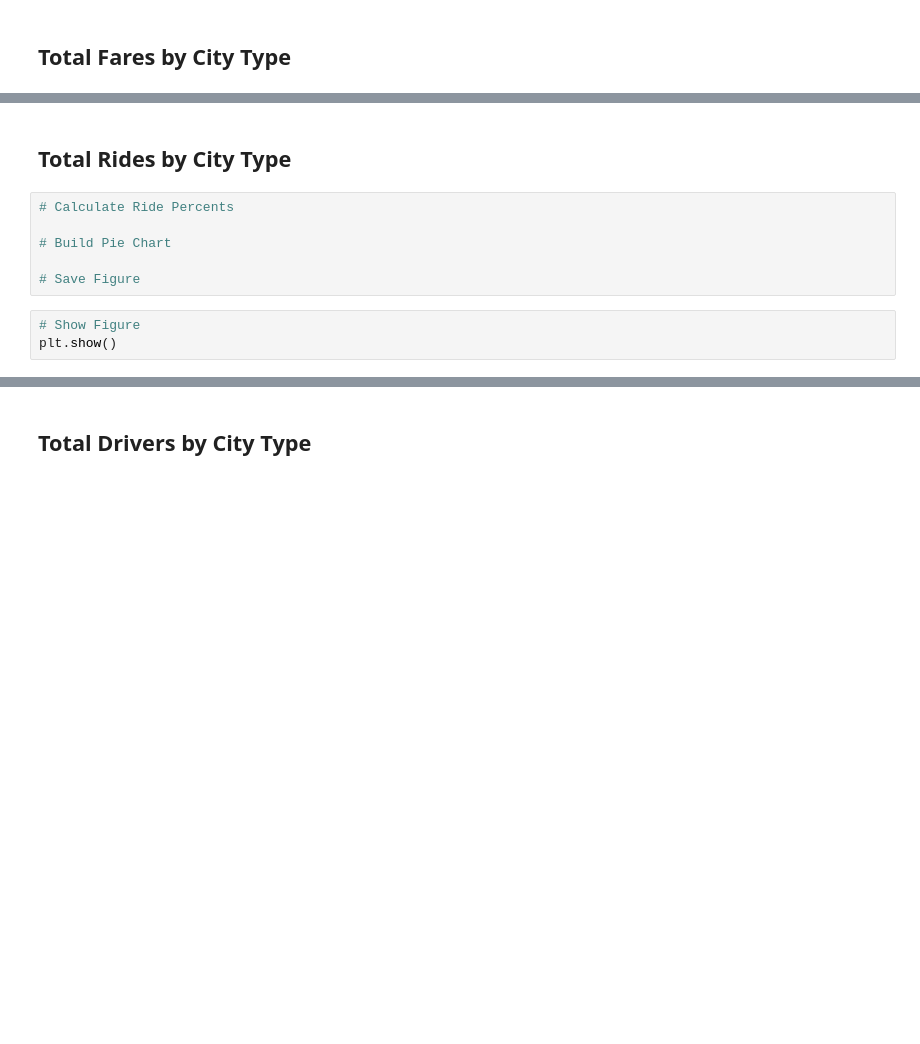
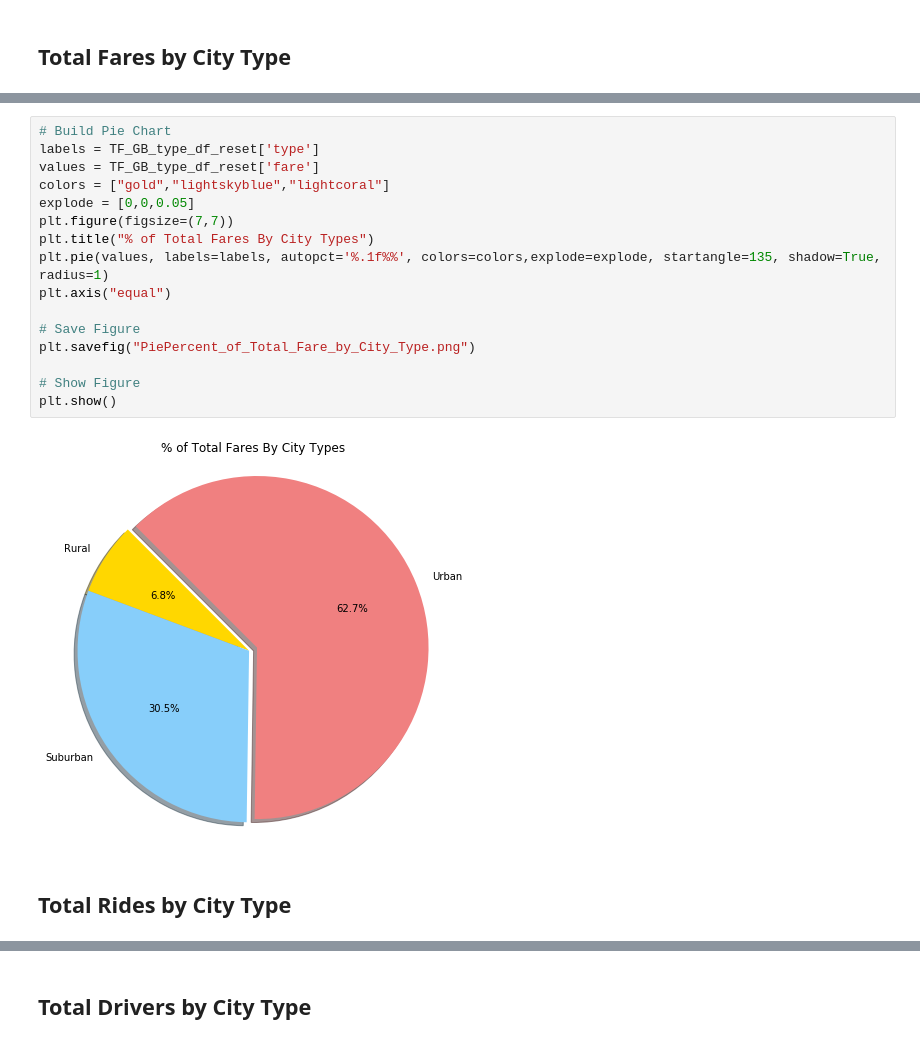
Before and after one commit to dodco2646/Matplotlib_HW, a Jupyter notebook: Pyber/pyber_starter.ipynb, the cells around one changed output, grey strips where cells are left out. Saved outputs shown, nothing was run; the diff lists cells and outputs as text; blank space fills up the shorter version.

```diff
--- a/Pyber/pyber_starter.ipynb
+++ b/Pyber/pyber_starter.ipynb
@@ -87,11 +86,20 @@ plt.show()
+# %%
+# Build Pie Chart
+labels = TF_GB_type_df_reset['type']
+values = TF_GB_type_df_reset['fare']
+colors = ["gold","lightskyblue","lightcoral"]
+explode = [0,0,0.05]
+plt.figure(figsize=(7,7))
+plt.title("% of Total Fares By City Types")
+plt.pie(values, labels=labels, autopct='%.1f%%', colors=colors,explode=explode, startangle=135, shadow=True, radius=1)
+plt.axis("equal")
+
+# Save Figure
+plt.savefig("PiePercent_of_Total_Fare_by_City_Type.png")
+
+# Show Figure
+plt.show()
+# %% [output]
+[figure, added]
 # %% [markdown]
 ## Total Rides by City Type
-# %%
-# Calculate Ride Percents
-
-# Build Pie Chart
-
-# Save Figure
-# %%
-# Show Figure
-plt.show()
```
Also changed, not shown: parts of 10 cells of this notebook, 3 other files.
